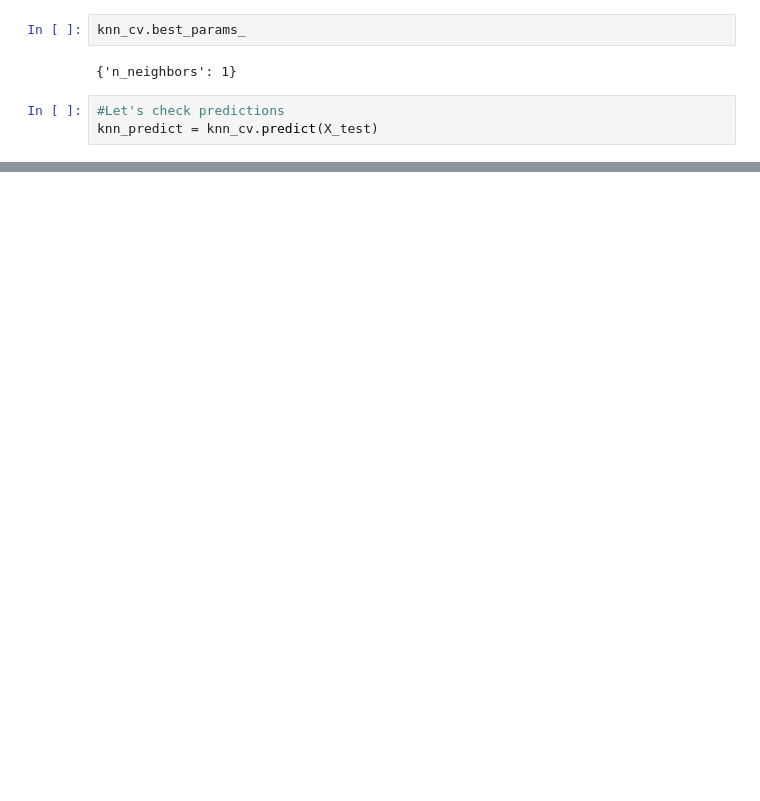
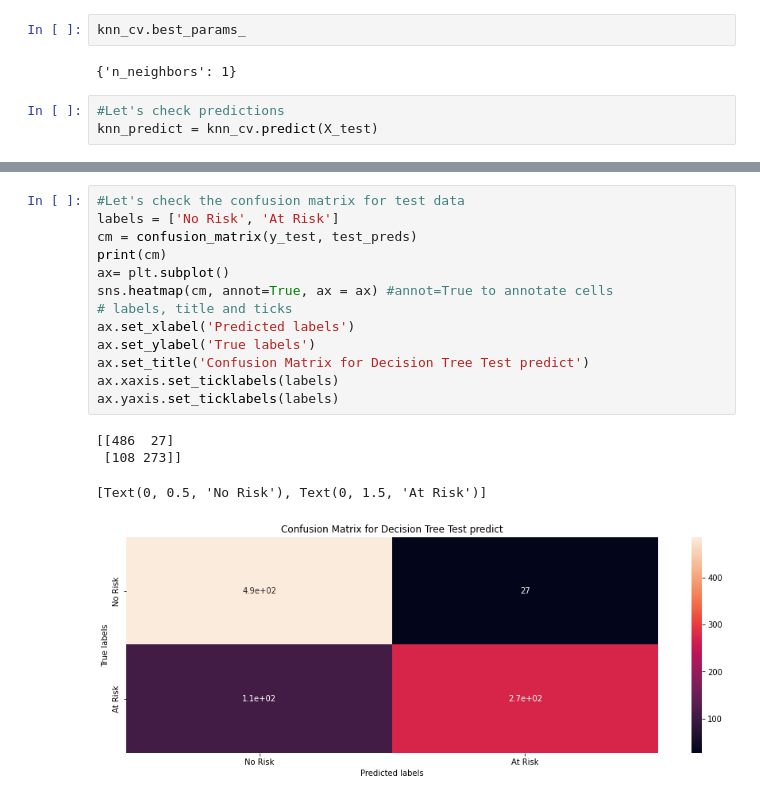
Before and after one commit to jogapritam/Cardiovascular-Risk-Prediction, a Jupyter notebook: Cardiovascular_Risk_Prediction_Jogapritam_Sahu.ipynb, the cells around one changed output, grey strips where cells are left out. Cells and saved outputs as stored; diff of their text form; blank space fills up the shorter version.

```diff
--- a/Cardiovascular_Risk_Prediction_Jogapritam_Sahu.ipynb
+++ b/Cardiovascular_Risk_Prediction_Jogapritam_Sahu.ipynb
@@ -703,0 +763,18 @@ weighted avg       0.87      0.87      0.87       894
+# %%
+#Let's check the confusion matrix for test data
+labels = ['No Risk', 'At Risk']
+cm = confusion_matrix(y_test, test_preds)
+print(cm)
+ax= plt.subplot()
+sns.heatmap(cm, annot=True, ax = ax) #annot=True to annotate cells
+# labels, title and ticks
+ax.set_xlabel('Predicted labels')
+ax.set_ylabel('True labels')
+ax.set_title('Confusion Matrix for Decision Tree Test predict')
+ax.xaxis.set_ticklabels(labels)
+ax.yaxis.set_ticklabels(labels)
+# %% [output]
+[[486  27]
+ [108 273]]
+[Text(0, 0.5, 'No Risk'), Text(0, 1.5, 'At Risk')]
+[figure, added]
```
Also changed, not shown: parts of 41 cells of this notebook.
